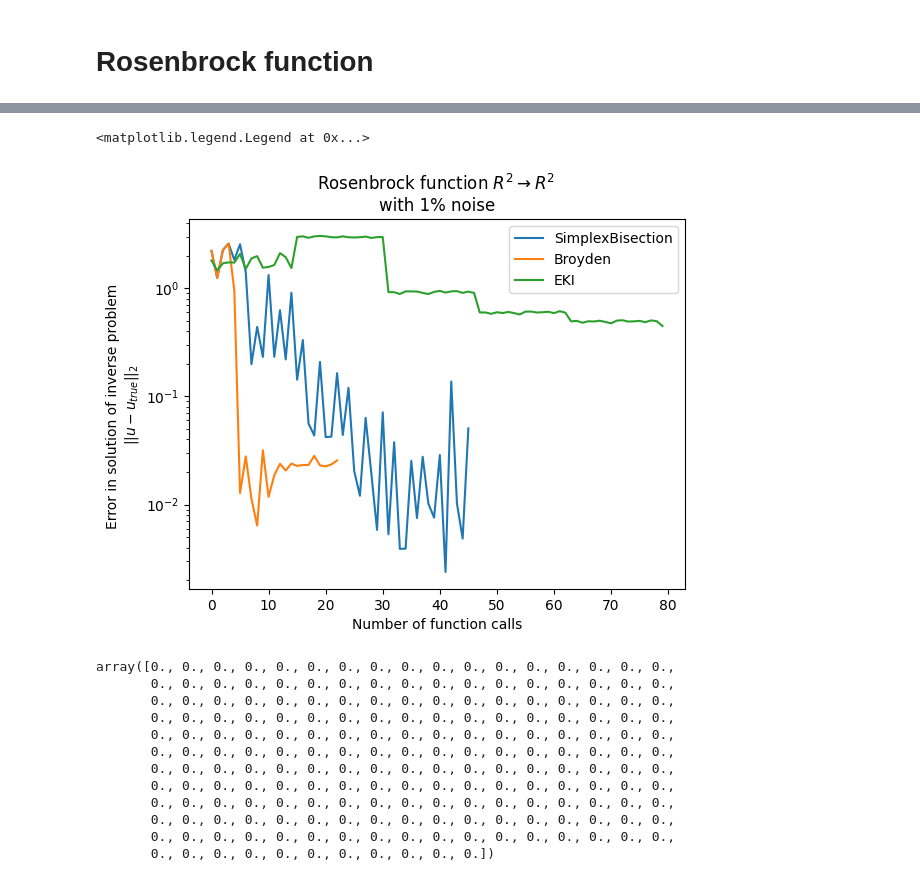
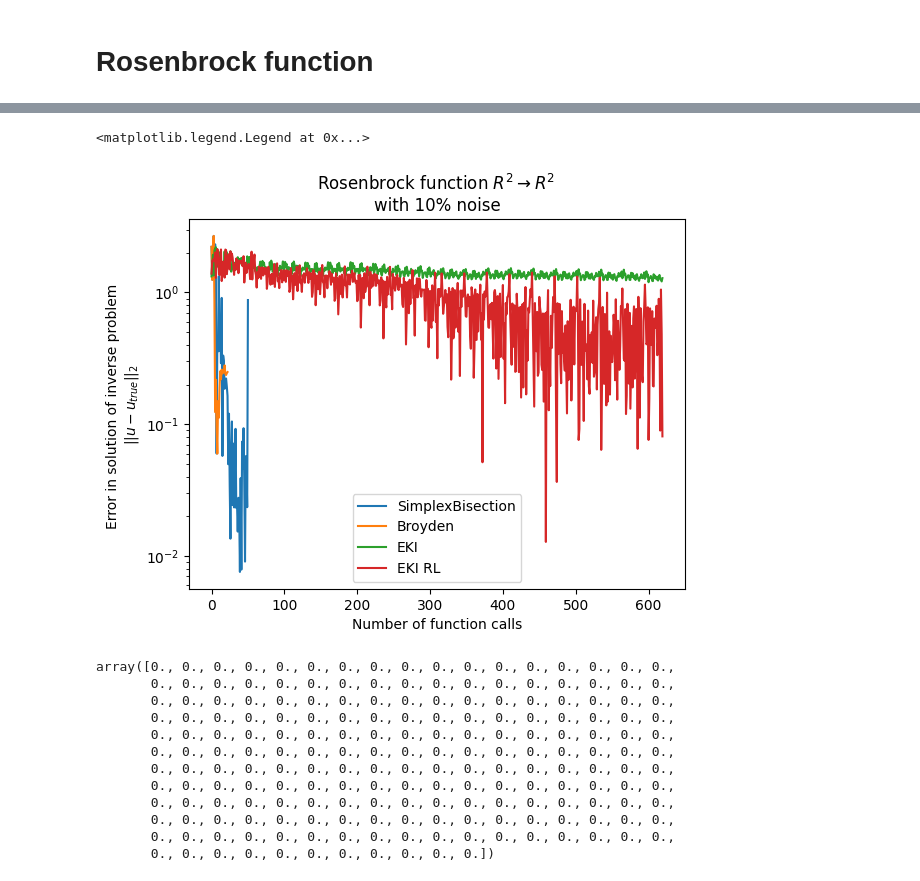
Before and after one commit to m2lines/benchmark-calibration, a Jupyter notebook: notebooks/Benchmark.ipynb, the cells around one changed output, grey strips where cells are left out. Saved outputs shown, nothing was run; the diff lists cells and outputs as text; code cells hidden in the pictures.

```diff
--- a/notebooks/Benchmark.ipynb
+++ b/notebooks/Benchmark.ipynb
@@ -218,7 +218,7 @@ class Rosenbrock:
         plt.colorbar(label='log10 ||f(x, y)||²')
         #plt.legend()
 # %%
-f_bisection = Rosenbrock(noise=0.01, seed=7)
+f_bisection = Rosenbrock(noise=0.1, seed=7)
 root = Simplex(dimension=2, vertices=[[-1.,1],[0,1],[-1,2]])
 root, _ = SimplexBisection(f_bisection, dimension=2, max_depth=10, root=root, exploration=True, bisect_parent=True, evaluate_best=True);
 f_bisection.plot()
@@ -232,5 +232,5 @@ Text(0.5, 1.0, 'SimplexBisection')
 # %%
-f_broyden = Rosenbrock(noise=0.01, seed=7)
+f_broyden = Rosenbrock(noise=0.1, seed=7)
 broyden_solver(f_broyden, [-1,1], niters=20);
 f_broyden.plot()
 for x in f_broyden.x:
@@ -244,9 +244,9 @@ Text(0.5, 1.0, 'Broyden')
 # %%
-f_eki = Rosenbrock(noise=0.01, seed=7)
-EKI(f_eki, niters=5, ens_size=15, noise=0.01, uniform=True, low=[-1,1], high=[0,2]);
+f_eki = Rosenbrock(noise=0.3, seed=7)
+_, stats = EKI(f_eki, niters=20, ens_size=30, noise=0.3, uniform=True, low=[-1,1], high=[0,2]);
 f_eki.plot()
-for x in f_eki.x:
-    plt.plot(x[0], x[1], marker='o', markersize=10)
+for x in stats['x_ens'][-1].T:
+    plt.plot(x[0], x[1], marker='o', markersize=5, color='k')
 plt.xlim([-2,2])
 plt.ylim([-1,3])
 plt.title('EKI')
@@ -255,0 +256,10 @@ Text(0.5, 1.0, 'EKI')
+# %%
+f_eki_rl = Rosenbrock(noise=0.3, seed=7)
+_, stats = EKI(f_eki_rl, niters=20, ens_size=30, noise=0.3, uniform=True, low=[-1,1], high=[0,2], randomized_likelihood=True);
+f_eki_rl.plot()
+#for x in f_eki.x:
+for x in stats['x_ens'][-1].T:
+    plt.plot(x[0], x[1], marker='o', markersize=5, color='k')
+plt.xlim([-2,2])
+plt.ylim([-1,3])
+plt.title('EKI RL')
@@ -256,15 +269,16 @@ Text(0.5, 1.0, 'EKI')
 # %%
 plt.plot(f_bisection.errors, label='SimplexBisection')
 plt.plot(f_broyden.errors, label='Broyden')
 plt.plot(f_eki.errors, label='EKI')
+plt.plot(f_eki_rl.errors, label='EKI RL')
 plt.yscale('log')
 plt.xlabel('Number of function calls')
 plt.ylabel('Error in solution of inverse problem \n$||u-u_{true}||_2$')
-plt.title('Rosenbrock function $R^2 \\to R^2$ \nwith 1% noise')
+plt.title('Rosenbrock function $R^2 \\to R^2$ \nwith 10% noise')
 plt.legend()
 # %% [output]
 <matplotlib.legend.Legend at 0x...>
-[figure, old version]
+[figure, new version]
 # %%
 import numpy as np
 import matplotlib.pyplot as plt
```
Also changed, not shown: parts of 14 cells of this notebook, 2 other files.
